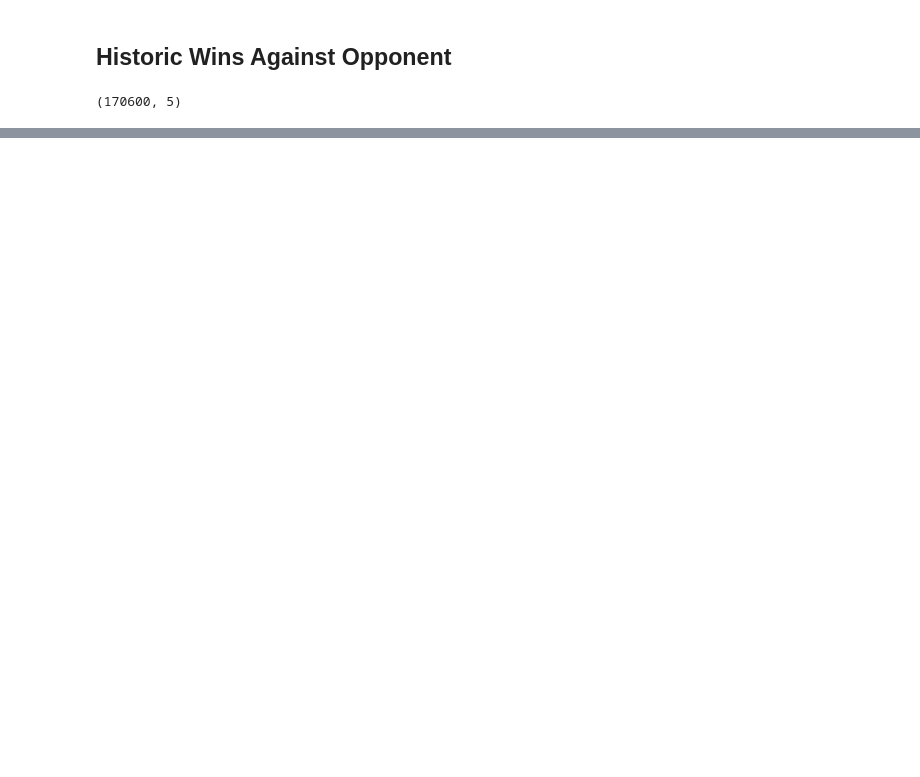
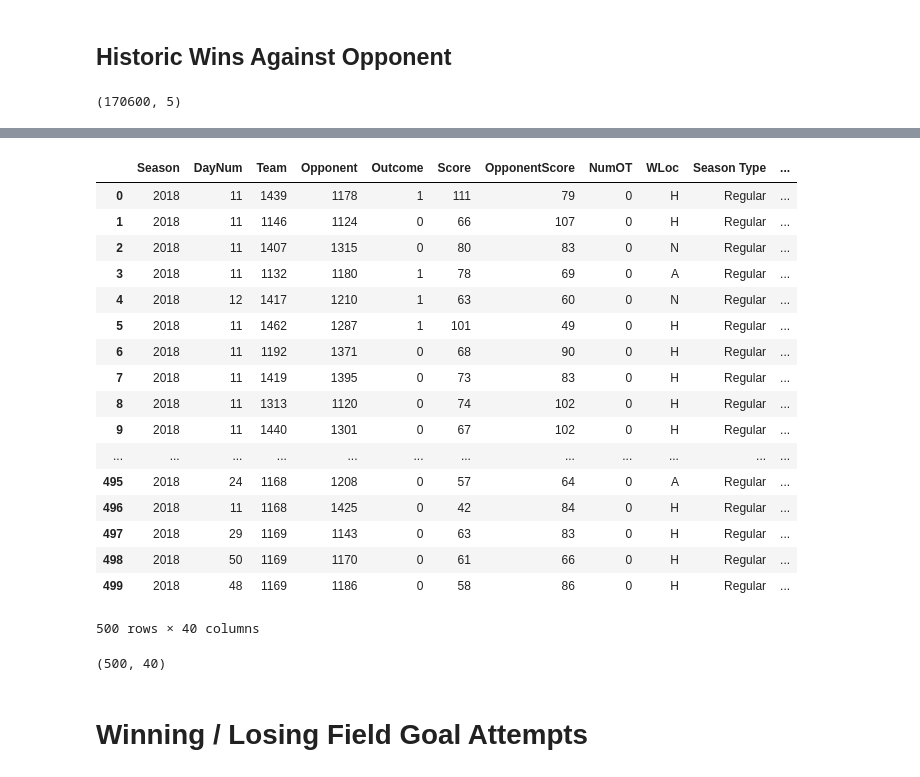
Before and after one commit to elyliu/mids-w207-final_proj-ncaa, a Jupyter notebook: Alex/Alex-Feature-Gen.ipynb, the cells around one changed output, grey strips where cells are left out. Saved outputs shown, nothing was run; the diff lists cells and outputs as text; code cells hidden in the pictures; blank space fills up the shorter version.

Commit message:
Data Ready to Load

```diff
--- a/Alex/Alex-Feature-Gen.ipynb
+++ b/Alex/Alex-Feature-Gen.ipynb
@@ -136,0 +400,44 @@ wins[(wins['Team'] == 1102) & ((wins['Opponent'] == 1204) | (wins['Opponent'] ==
+# %%
+# Testing uploaded data
+
+conn = pg.connect(database='postgres',
+                  user='postgres',
+                  password='w207final',
+                  host='35.185.225.167')
+
+# pull regular season and tourney data to build indexes
+query = '''
+    SELECT *
+    FROM prod.features
+    WHERE "Season Type" = 'Regular'
+    AND "Season" = 2018
+    LIMIT 500
+'''
+
+df = pd.read_sql_query(query, conn)
+conn.close()
+
+df.head(500)
+# %% [output]
+|  | Season | DayNum | Team | Opponent | Outcome | Score | OpponentScore | NumOT | WLoc | Season Type | ... |
+| 0 | 2018 | 11 | 1439 | 1178 | 1 | 111 | 79 | 0 | H | Regular | ... |
+| 1 | 2018 | 11 | 1146 | 1124 | 0 | 66 | 107 | 0 | H | Regular | ... |
+| 2 | 2018 | 11 | 1407 | 1315 | 0 | 80 | 83 | 0 | N | Regular | ... |
+| 3 | 2018 | 11 | 1132 | 1180 | 1 | 78 | 69 | 0 | A | Regular | ... |
+| 4 | 2018 | 12 | 1417 | 1210 | 1 | 63 | 60 | 0 | N | Regular | ... |
+| 5 | 2018 | 11 | 1462 | 1287 | 1 | 101 | 49 | 0 | H | Regular | ... |
+| 6 | 2018 | 11 | 1192 | 1371 | 0 | 68 | 90 | 0 | H | Regular | ... |
+| 7 | 2018 | 11 | 1419 | 1395 | 0 | 73 | 83 | 0 | H | Regular | ... |
+| 8 | 2018 | 11 | 1313 | 1120 | 0 | 74 | 102 | 0 | H | Regular | ... |
+| 9 | 2018 | 11 | 1440 | 1301 | 0 | 67 | 102 | 0 | H | Regular | ... |
+| ... | ... | ... | ... | ... | ... | ... | ... | ... | ... | ... | ... |
+| 495 | 2018 | 24 | 1168 | 1208 | 0 | 57 | 64 | 0 | A | Regular | ... |
+| 496 | 2018 | 11 | 1168 | 1425 | 0 | 42 | 84 | 0 | H | Regular | ... |
+| 497 | 2018 | 29 | 1169 | 1143 | 0 | 63 | 83 | 0 | H | Regular | ... |
+| 498 | 2018 | 50 | 1169 | 1170 | 0 | 61 | 66 | 0 | H | Regular | ... |
+| 499 | 2018 | 48 | 1169 | 1186 | 0 | 58 | 86 | 0 | H | Regular | ... |
+500 rows × 40 columns
+# %%
+df.shape
+# %% [output]
+(500, 40)
@@ -136,0 +446,2 @@ wins[(wins['Team'] == 1102) & ((wins['Opponent'] == 1204) | (wins['Opponent'] ==
+# %% [markdown]
+# Winning / Losing Field Goal Attempts
```
Also changed, not shown: parts of 27 cells of this notebook.
